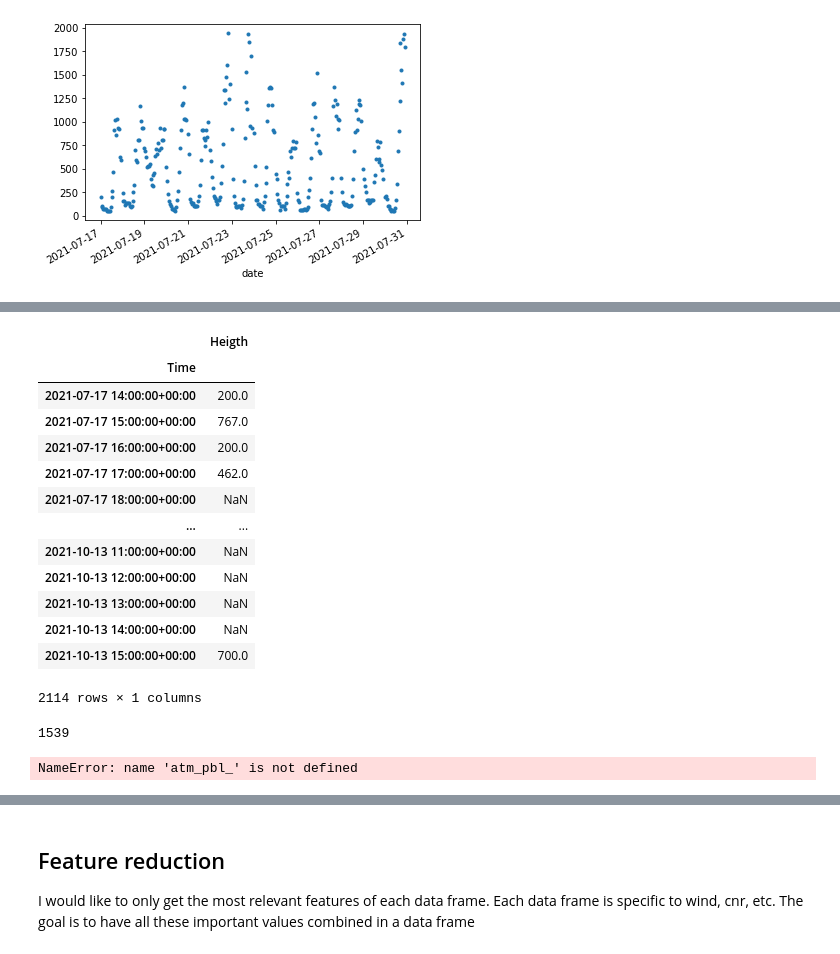
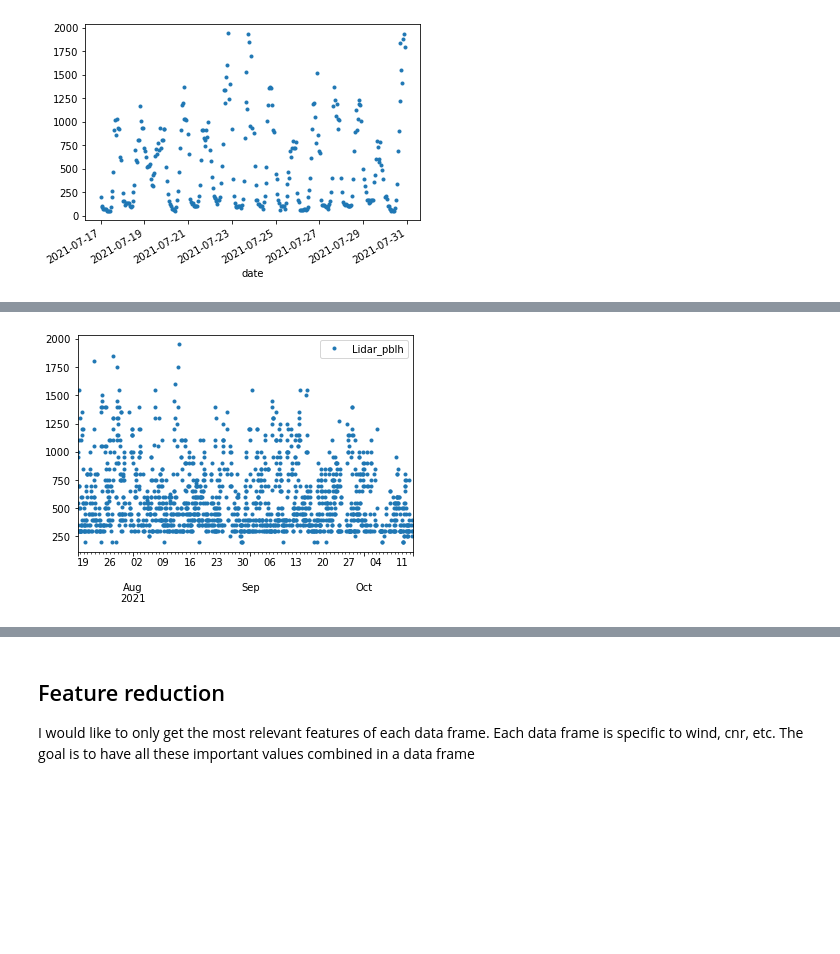
Before and after one commit to jvivar2383/NOAA_PBLH, a Jupyter notebook: Notebooks/data_Exploration.ipynb, the cells around one changed output, grey strips where cells are left out. Cells and saved outputs as stored; diff of their text form; code cells hidden in the pictures; blank space fills up the shorter version.

```diff
--- a/Notebooks/data_Exploration.ipynb
+++ b/Notebooks/data_Exploration.ipynb
@@ -120,3 +158,40 @@ print(dfCnr.head())
+# %%
+direct_names = ['/Users/jenifervivar/Documents/GitHub/NOAA_PBLH/Data/cnr.csv',
+'/Users/jenifervivar/Documents/GitHub/NOAA_PBLH/Data/relative_beta.csv',
+'/Users/jenifervivar/Documents/GitHub/NOAA_PBLH/Data/spectral_width.csv',
+'/Users/jenifervivar/Documents/GitHub/NOAA_PBLH/Data/vertical_wind.csv',
+'/Users/jenifervivar/Documents/GitHub/NOAA_PBLH/Data/atmospheric_structures.csv']
+# %%
+k =0
+#DF = [dfCnr, dfBeta, dfSpectral, dfWind, dfatm_pbl]
+for direct in direct_names:
+
+    if k == 0:
+        dfCnr = pd.read_csv(direct)
+        dfCnr.rename(columns={'Unnamed: 0': 'time'}, inplace = True)
+        dfCnr['time'] = pd.to_datetime(dfCnr.time)
+        dfCnr.set_index('time', inplace = True)
+    if k ==1:
+        dfBeta = pd.read_csv(direct)
+        dfBeta.rename(columns={'Unnamed: 0': 'time'}, inplace = True)
+        dfBeta['time'] = pd.to_datetime(dfBeta.time)
+        dfBeta.set_index('time', inplace = True)
+    if k == 2:
+        dfSpectral = pd.read_csv(direct)
+        dfSpectral.rename(columns={'Unnamed: 0': 'time'}, inplace = True)
+        dfSpectral['time'] = pd.to_datetime(dfSpectral.time)
+        dfSpectral.set_index('time', inplace = True)
+    if k ==3:
+        dfWind = pd.read_csv(direct)
+        dfWind.rename(columns={'Unnamed: 0': 'time'}, inplace = True)
+        dfWind['time'] = pd.to_datetime(dfWind.time)
+        dfWind.set_index('time', inplace = True)
+    if k ==4:
+        dfatm_pbl = pd.read_csv(direct)
+        dfatm_pbl.rename(columns={'Unnamed: 0': 'time'}, inplace = True)
+        dfatm_pbl['time'] = pd.to_datetime(dfatm_pbl.time)
+        dfatm_pbl.set_index('time', inplace = True)
+    k+=1
 # %%
 dfCnr.plot(style = '.', legend = False)
 plt.show()
@@ -162,29 +280,7 @@ Freq: H, Name: Heigth, Length: 2114, dtype: float64
-# %%
-atm_pbl_ = pd.DataFrame(atm_pbl)
-atm_pbl_
-# %% [output]
-|  | Heigth |
-| Time |  |
-| 2021-07-17 14:00:00+00:00 | 200.0 |
-| 2021-07-17 15:00:00+00:00 | 767.0 |
-| 2021-07-17 16:00:00+00:00 | 200.0 |
-| 2021-07-17 17:00:00+00:00 | 462.0 |
-| 2021-07-17 18:00:00+00:00 | NaN |
-| ... | ... |
-| 2021-10-13 11:00:00+00:00 | NaN |
-| 2021-10-13 12:00:00+00:00 | NaN |
-| 2021-10-13 13:00:00+00:00 | NaN |
-| 2021-10-13 14:00:00+00:00 | NaN |
-| 2021-10-13 15:00:00+00:00 | 700.0 |
-2114 rows × 1 columns
-# %%
-atm_pbl.isna().sum()
-# %% [output]
-1539
 # %%
 atm_pbl_ = atm_pbl.dropna()
 # %%
-atm_pbl_.plot(style='.')
+atm_pbl.plot(style='.')
 plt.show()
 # %% [output]
-NameError: name 'atm_pbl_' is not defined
+[figure, added]
```
Also changed, not shown: parts of 40 cells of this notebook, 5 other files.
